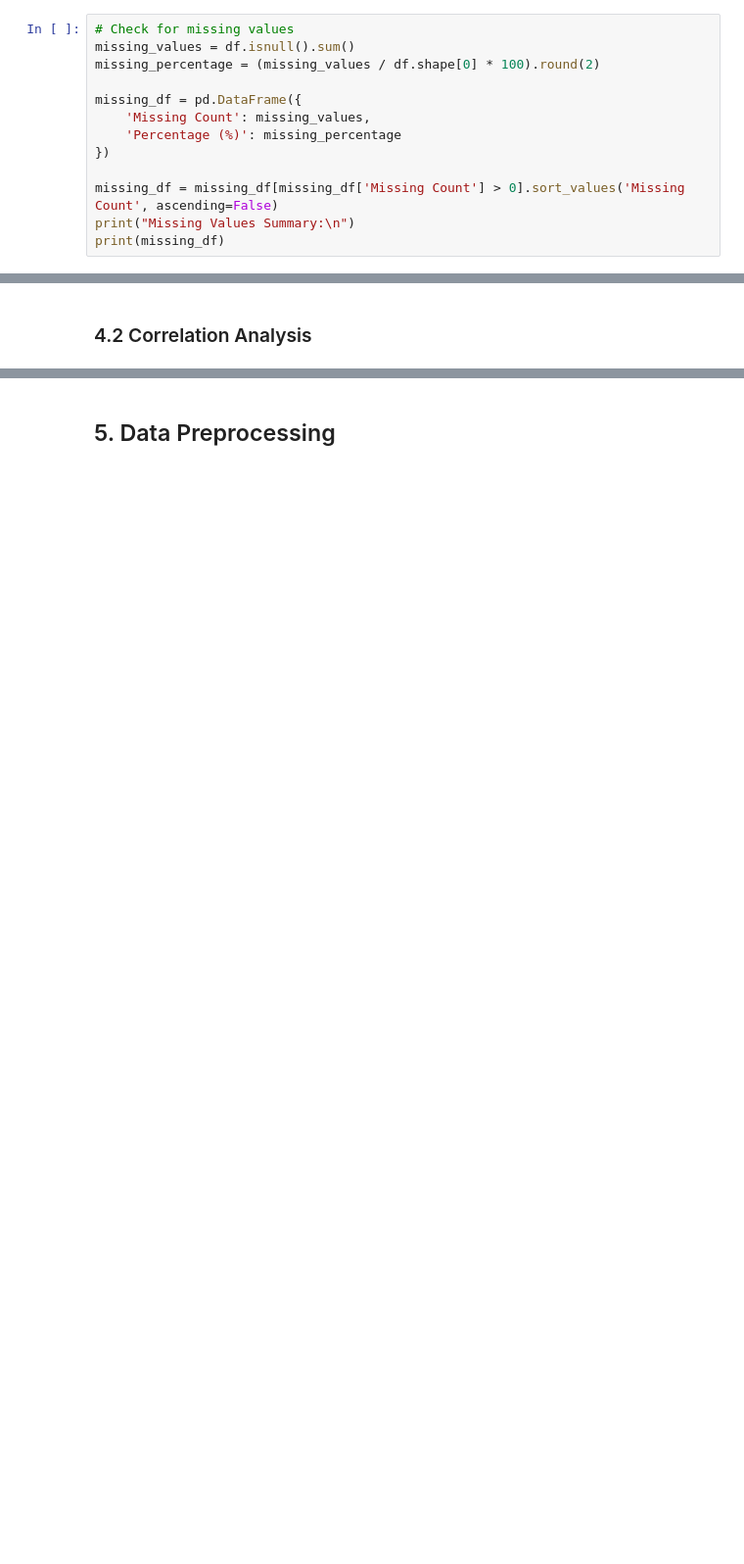
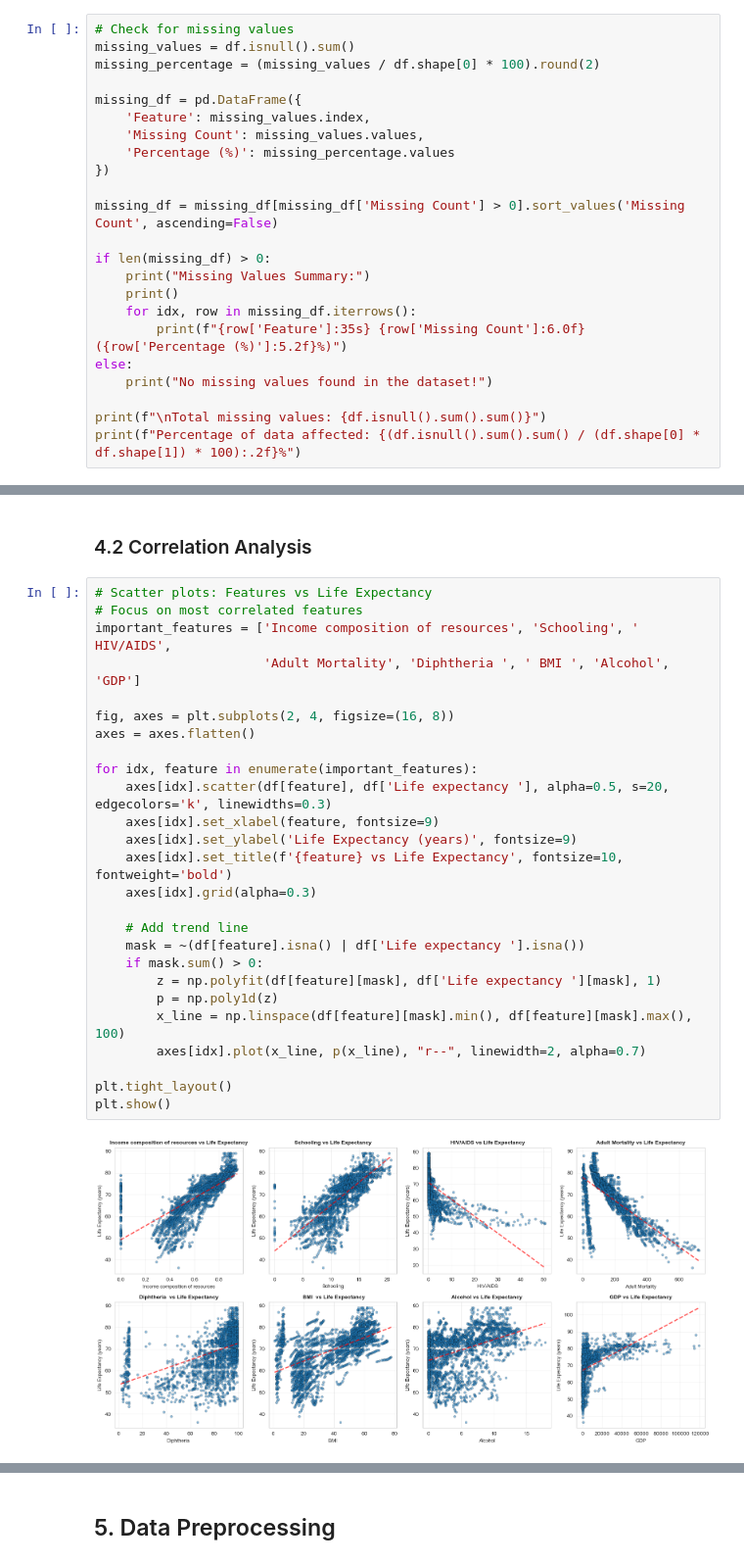
Before and after one commit to DavideDDB23/ML_HW_2, a Jupyter notebook: Life Expectancy Regression.ipynb, the cells around one changed output, grey strips where cells are left out. Shown at 98% size. Saved outputs shown, nothing was run; the diff lists cells and outputs as text; blank space fills up the shorter version.

```diff
--- a/Life Expectancy Regression.ipynb
+++ b/Life Expectancy Regression.ipynb
@@ -94,10 +133,20 @@ missing_values = df.isnull().sum()
 missing_percentage = (missing_values / df.shape[0] * 100).round(2)
 
 missing_df = pd.DataFrame({
-    'Missing Count': missing_values,
-    'Percentage (%)': missing_percentage
+    'Feature': missing_values.index,
+    'Missing Count': missing_values.values,
+    'Percentage (%)': missing_percentage.values
 })
 
 missing_df = missing_df[missing_df['Missing Count'] > 0].sort_values('Missing Count', ascending=False)
-print("Missing Values Summary:\n")
-print(missing_df)
+
+if len(missing_df) > 0:
+    print("Missing Values Summary:")
+    print()
+    for idx, row in missing_df.iterrows():
+        print(f"{row['Feature']:35s} {row['Missing Count']:6.0f} ({row['Percentage (%)']:5.2f}%)")
+else:
+    print("No missing values found in the dataset!")
+
+print(f"\nTotal missing values: {df.isnull().sum().sum()}")
+print(f"Percentage of data affected: {(df.isnull().sum().sum() / (df.shape[0] * df.shape[1]) * 100):.2f}%")
@@ -143,2 +289,30 @@ print(f"Range: [{df['Life expectancy '].min():.2f}, {df['Life expectancy '].max(
 # %% [markdown]
 ### 4.2 Correlation Analysis
+# %%
+# Scatter plots: Features vs Life Expectancy
+# Focus on most correlated features
+important_features = ['Income composition of resources', 'Schooling', ' HIV/AIDS',
+                      'Adult Mortality', 'Diphtheria ', ' BMI ', 'Alcohol', 'GDP']
+
+fig, axes = plt.subplots(2, 4, figsize=(16, 8))
+axes = axes.flatten()
+
+for idx, feature in enumerate(important_features):
+    axes[idx].scatter(df[feature], df['Life expectancy '], alpha=0.5, s=20, edgecolors='k', linewidths=0.3)
+    axes[idx].set_xlabel(feature, fontsize=9)
+    axes[idx].set_ylabel('Life Expectancy (years)', fontsize=9)
+    axes[idx].set_title(f'{feature} vs Life Expectancy', fontsize=10, fontweight='bold')
+    axes[idx].grid(alpha=0.3)
+
+    # Add trend line
+    mask = ~(df[feature].isna() | df['Life expectancy '].isna())
+    if mask.sum() > 0:
+        z = np.polyfit(df[feature][mask], df['Life expectancy '][mask], 1)
+        p = np.poly1d(z)
+        x_line = np.linspace(df[feature][mask].min(), df[feature][mask].max(), 100)
+        axes[idx].plot(x_line, p(x_line), "r--", linewidth=2, alpha=0.7)
+
+plt.tight_layout()
+plt.show()
+# %% [output]
+[figure, added]
```
Also changed, not shown: parts of 46 cells of this notebook.
